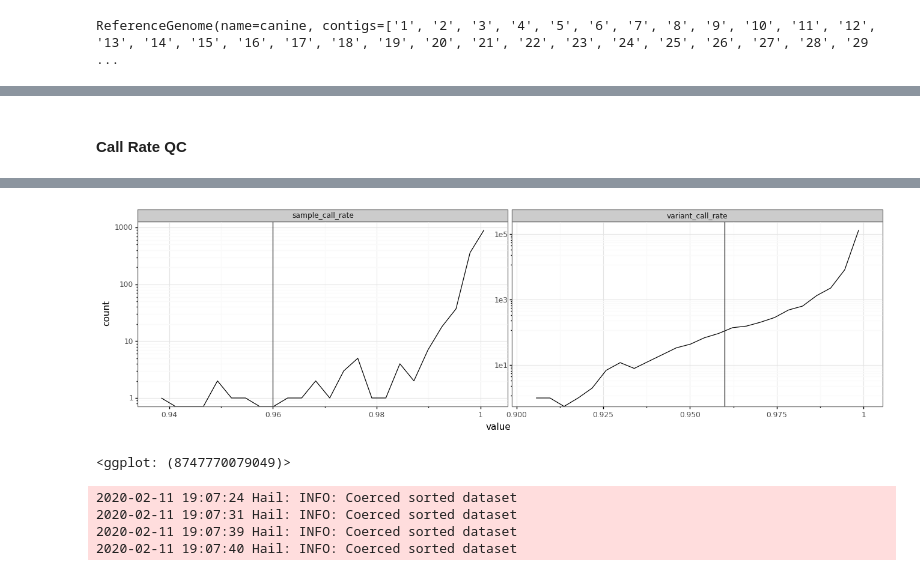
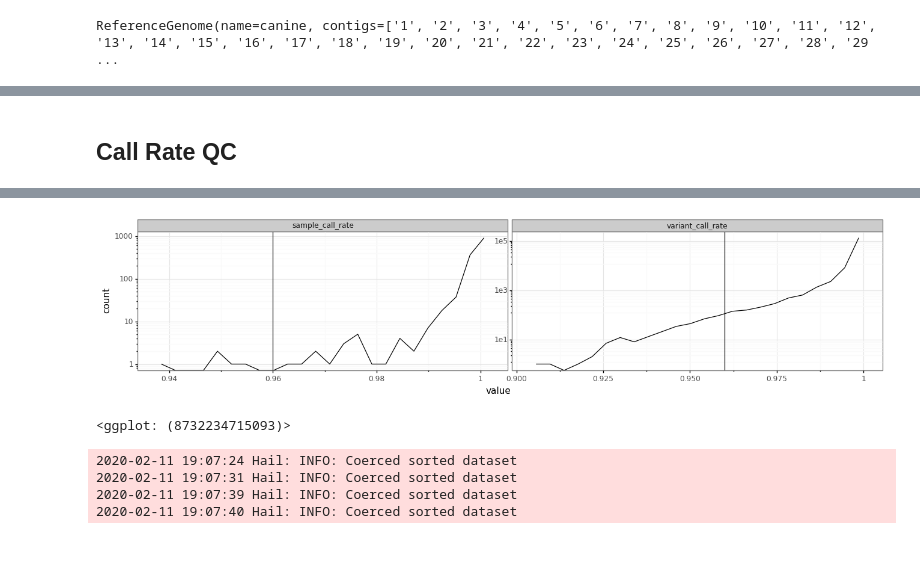
Before and after one commit to related-sciences/gwas-analysis, a Jupyter notebook: notebooks/organism/canine/cg-hail-02.ipynb, the cells around one changed output, grey strips where cells are left out. Drawn from its saved outputs; the diff is of its cells as text; code cells hidden in the pictures; blank space fills up the shorter version.

```diff
--- a/notebooks/organism/canine/cg-hail-02.ipynb
+++ b/notebooks/organism/canine/cg-hail-02.ipynb
@@ -54,6 +53,6 @@ mt.count()
 (150131, 1355)
 # %% [markdown]
-#### Call Rate QC
+## Call Rate QC
 # %%
 threshold_call_rate = .96
 # %%
@@ -74,6 +73,6 @@ threshold_call_rate = .96
     pn.scale_y_log10() +
     pn.facet_wrap(' ~ metric', scales='free') +
     pn.theme_bw() +
-    pn.theme(figure_size=(16, 4))
+    pn.theme(figure_size=(16, 3))
 )
 # %% [output]
@@ -84,7 +83,7 @@ threshold_call_rate = .96
 
 divide by zero encountered in log10
-[figure, old version]
+[figure, new version]
-<ggplot: (8747770079049)>
+<ggplot: (8732234715093)>
 # %%
 def call_rate_qc(mt):
     mt = hl.variant_qc(mt)
```
Also changed, not shown: parts of 40 cells of this notebook, 3 other files.
